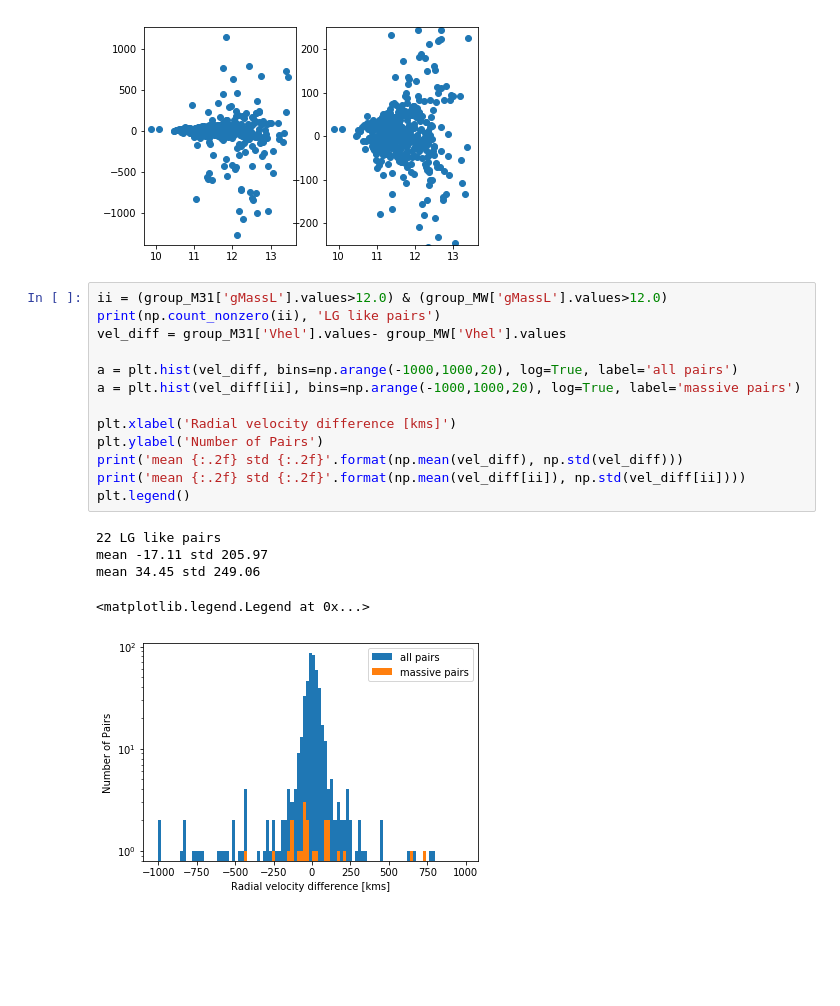
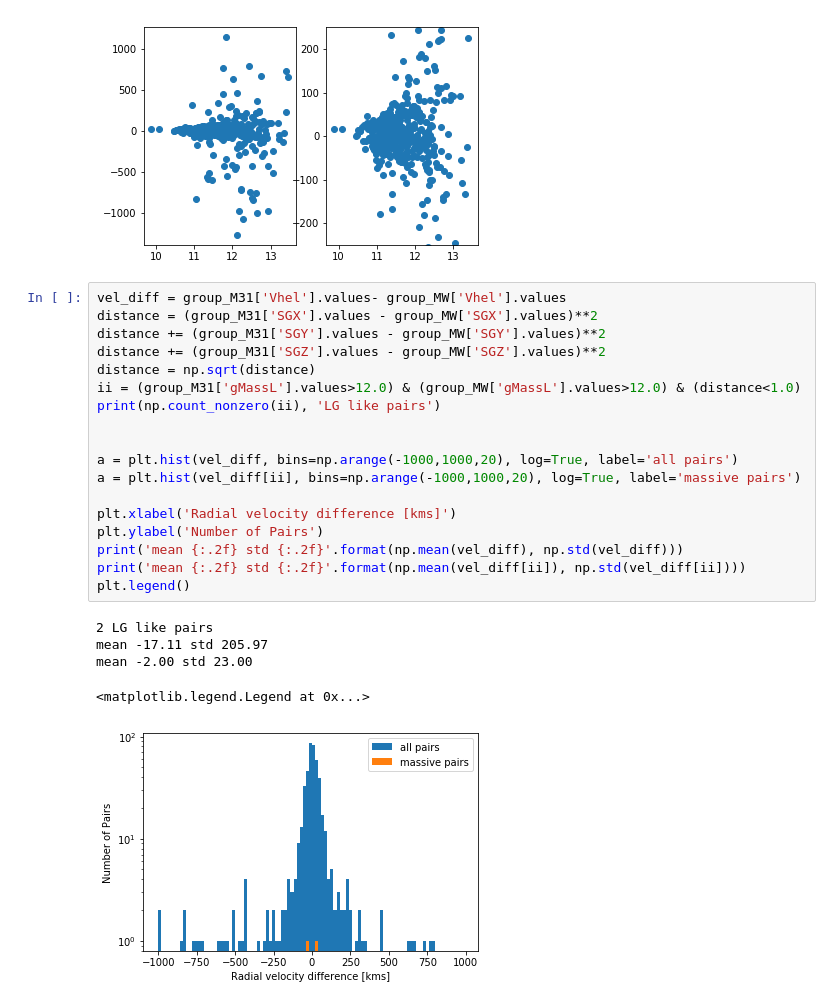
Before and after one commit to astroandes/LG_CosmicFlows, a Jupyter notebook: code/isolated_pairs.ipynb, the cells around one changed output. Cells and saved outputs as stored; diff of their text form; blank space fills up the shorter version.

```diff
--- a/code/isolated_pairs.ipynb
+++ b/code/isolated_pairs.ipynb
@@ -123,21 +123,26 @@ standard deviation in the velocity difference 205.9734461605058
 (-250, 250)
 [figure]
 # %%
-ii = (group_M31['gMassL'].values>12.0) & (group_MW['gMassL'].values>12.0)
+vel_diff = group_M31['Vhel'].values- group_MW['Vhel'].values
+distance = (group_M31['SGX'].values - group_MW['SGX'].values)**2
+distance += (group_M31['SGY'].values - group_MW['SGY'].values)**2
+distance += (group_M31['SGZ'].values - group_MW['SGZ'].values)**2
+distance = np.sqrt(distance)
+ii = (group_M31['gMassL'].values>12.0) & (group_MW['gMassL'].values>12.0) & (distance<1.0)
 print(np.count_nonzero(ii), 'LG like pairs')
-vel_diff = group_M31['Vhel'].values- group_MW['Vhel'].values
+
 
 a = plt.hist(vel_diff, bins=np.arange(-1000,1000,20), log=True, label='all pairs')
 a = plt.hist(vel_diff[ii], bins=np.arange(-1000,1000,20), log=True, label='massive pairs')
 
 plt.xlabel('Radial velocity difference [kms]')
 plt.ylabel('Number of Pairs')
 print('mean {:.2f} std {:.2f}'.format(np.mean(vel_diff), np.std(vel_diff)))
 print('mean {:.2f} std {:.2f}'.format(np.mean(vel_diff[ii]), np.std(vel_diff[ii])))
 plt.legend()
 # %% [output]
-22 LG like pairs
+2 LG like pairs
 mean -17.11 std 205.97
-mean 34.45 std 249.06
+mean -2.00 std 23.00
 <matplotlib.legend.Legend at 0x...>
-[figure, old version]
+[figure, new version]
```
Also changed, not shown: parts of 3 cells of this notebook.
